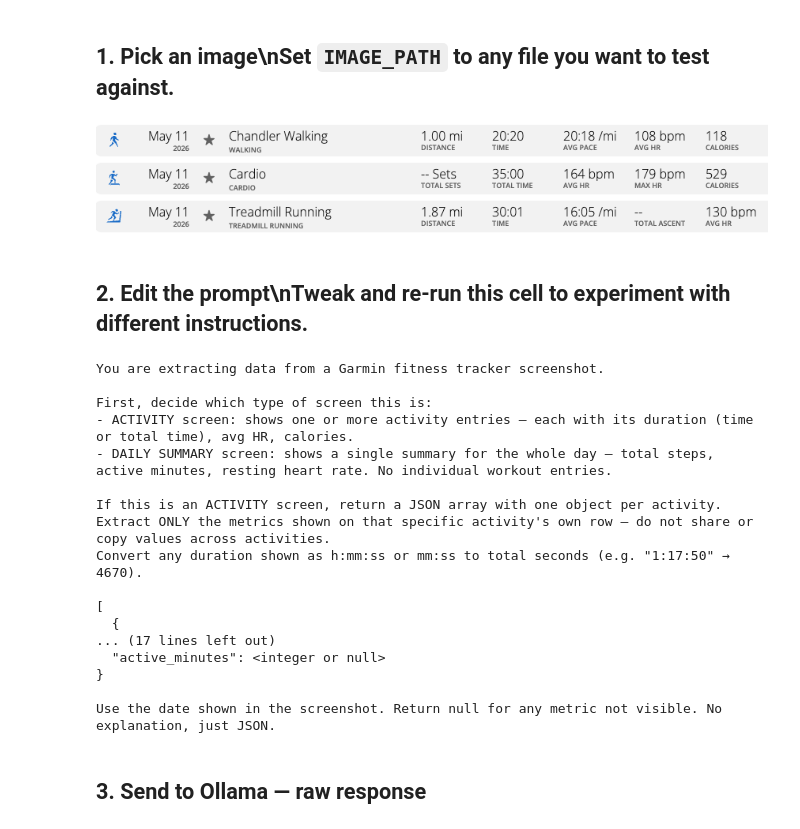
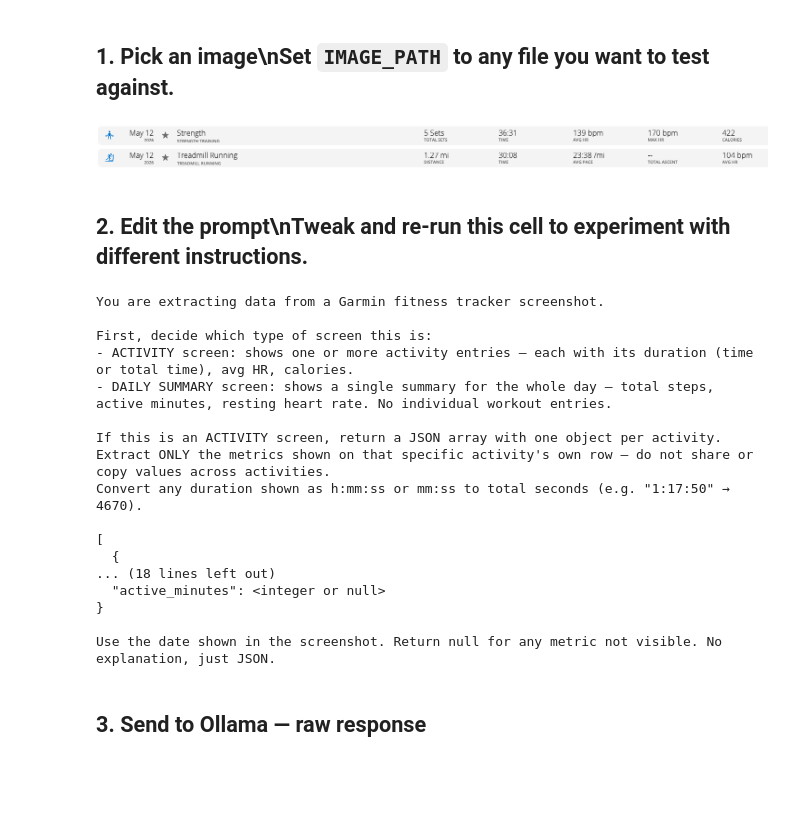
Before and after one commit to treblev/groundhog, a Jupyter notebook: notebooks/vision_prompt_evals.ipynb, the cells around one changed output. Cells and saved outputs as stored; diff of their text form; code cells hidden in the pictures; blank space fills up the shorter version.

```diff
--- a/notebooks/vision_prompt_evals.ipynb
+++ b/notebooks/vision_prompt_evals.ipynb
@@ -31,12 +31,12 @@ Drop  : /Users/vvv/Projects/groundhog/data/drop
 ## 1. Pick an image\nSet `IMAGE_PATH` to any file you want to test against.
 # %%
 # --- change this to the image you want to test ---
-IMAGE_PATH = DROP_FOLDER / "processed/Screenshot 2026-05-11 at 8.41.22 PM.png"
+IMAGE_PATH = DROP_FOLDER / "Screenshot 2026-05-12 at 8.07.07 PM.png"
 # IMAGE_PATH = Path("/absolute/path/to/image.jpg")
 
 display(Image(filename=str(IMAGE_PATH)))
 # %% [output]
-[figure, old version]
+[figure, new version]
 # %% [markdown]
 ## 2. Edit the prompt\nTweak and re-run this cell to experiment with different instructions.
 # %%
@@ -59,6 +59,7 @@ Convert any duration shown as h:mm:ss or mm:ss to total seconds (e.g. "1:17:50"
     "duration_seconds": <integer or null>,
     "avg_pace_seconds_per_mile": <integer or null>,
     "avg_hr": <integer or null>,
+    "max_hr": <integer or null>,
     "calories": <integer or null>
   }
 ]
@@ -88,7 +89,7 @@ Convert any duration shown as h:mm:ss or mm:ss to total seconds (e.g. "1:17:50"
 
 [
   {
-... (17 lines left out)
+... (18 lines left out)
   "active_minutes": <integer or null>
 }
 
```
Also changed, not shown: parts of 6 cells of this notebook, 2 other files.
